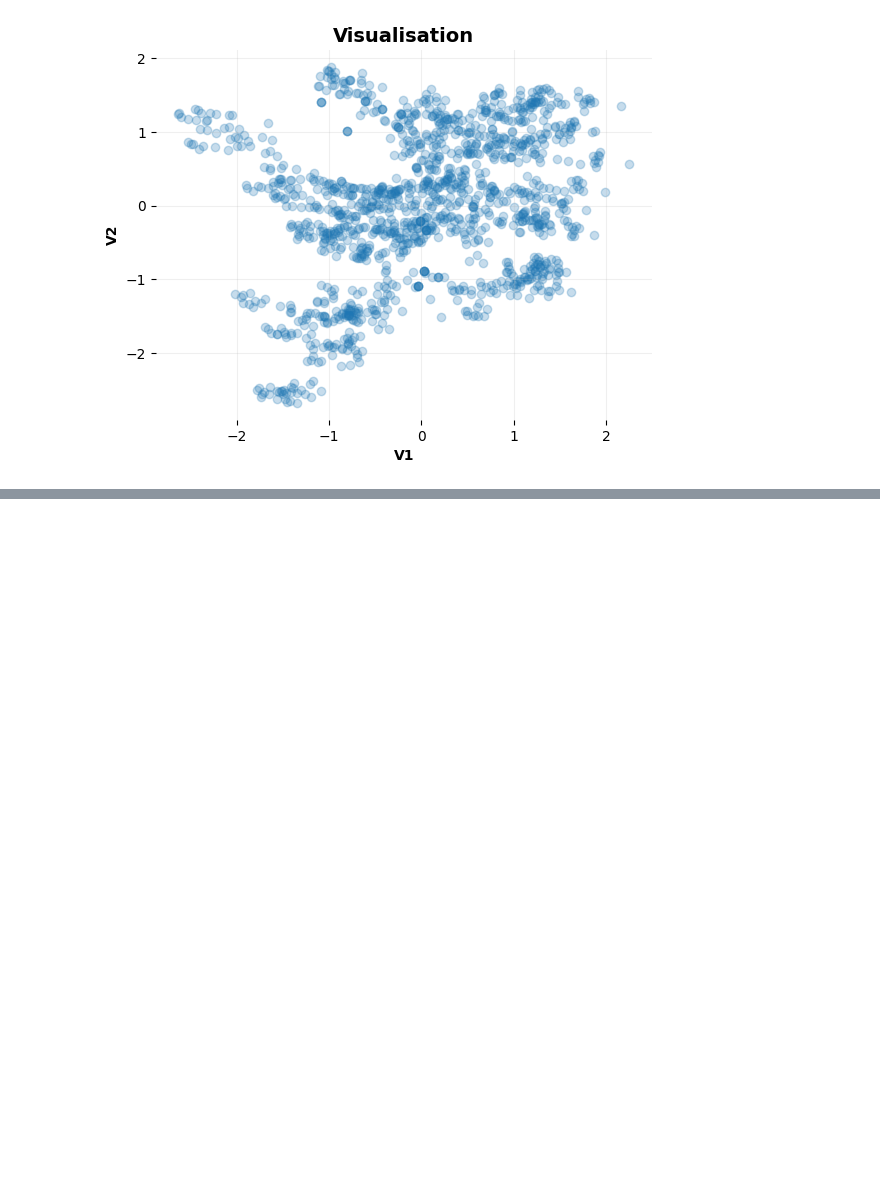
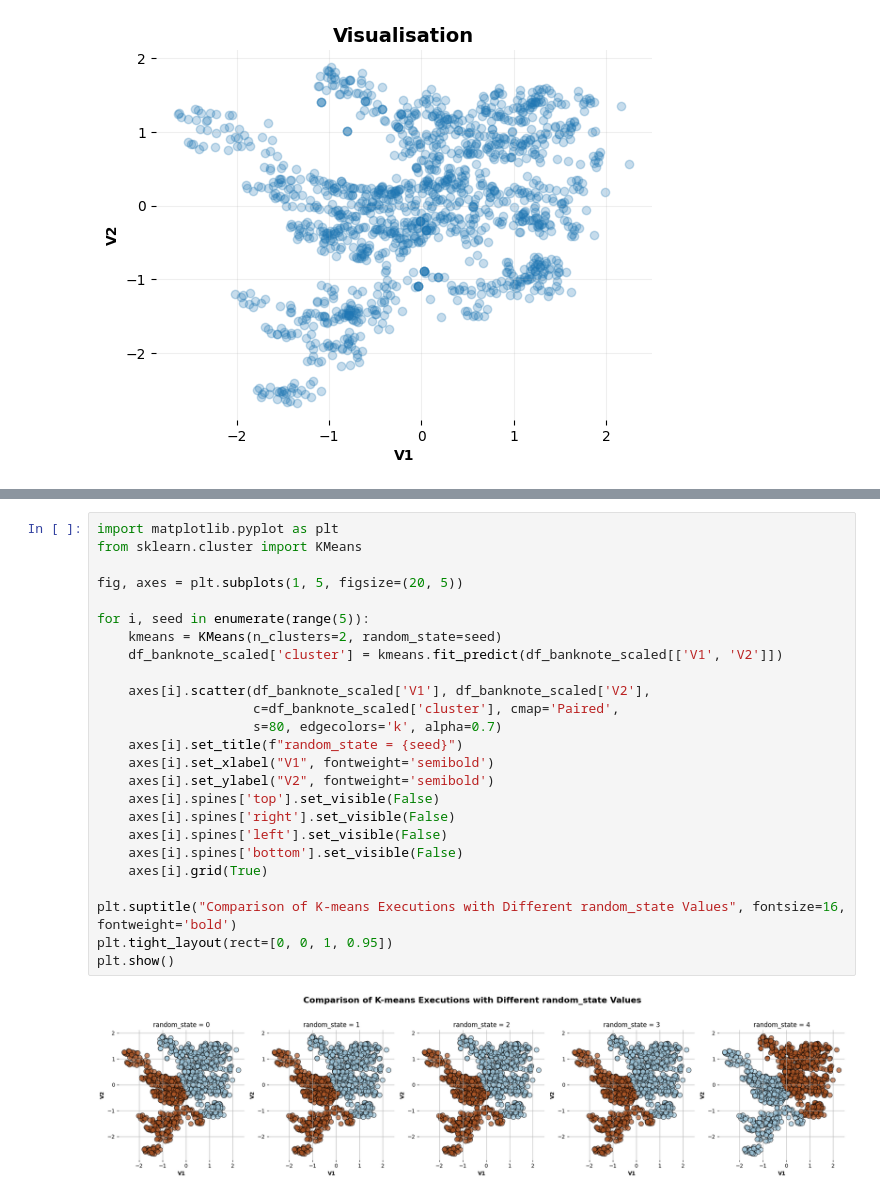
Before and after one commit to fonsecadados/DataScienceChallenges, a Jupyter notebook: Banknote.ipynb, the cells around one changed output, grey strips where cells are left out. Cells and saved outputs as stored; diff of their text form; blank space fills up the shorter version.

```diff
--- a/Banknote.ipynb
+++ b/Banknote.ipynb
@@ -77,0 +105,27 @@ There some steps to evalute if our dataset is suitable to KMeans clustering task
+# %%
+import matplotlib.pyplot as plt
+from sklearn.cluster import KMeans
+
+fig, axes = plt.subplots(1, 5, figsize=(20, 5))
+
+for i, seed in enumerate(range(5)):
+    kmeans = KMeans(n_clusters=2, random_state=seed)
+    df_banknote_scaled['cluster'] = kmeans.fit_predict(df_banknote_scaled[['V1', 'V2']])
+
+    axes[i].scatter(df_banknote_scaled['V1'], df_banknote_scaled['V2'],
+                    c=df_banknote_scaled['cluster'], cmap='Paired',
+                    s=80, edgecolors='k', alpha=0.7)
+    axes[i].set_title(f"random_state = {seed}")
+    axes[i].set_xlabel("V1", fontweight='semibold')
+    axes[i].set_ylabel("V2", fontweight='semibold')
+    axes[i].spines['top'].set_visible(False)
+    axes[i].spines['right'].set_visible(False)
+    axes[i].spines['left'].set_visible(False)
+    axes[i].spines['bottom'].set_visible(False)
+    axes[i].grid(True)
+
+plt.suptitle("Comparison of K-means Executions with Different random_state Values", fontsize=16, fontweight='bold')
+plt.tight_layout(rect=[0, 0, 1, 0.95])
+plt.show()
+# %% [output]
+[figure, added]
```
Also changed, not shown: parts of 8 cells of this notebook, 1 other file.
